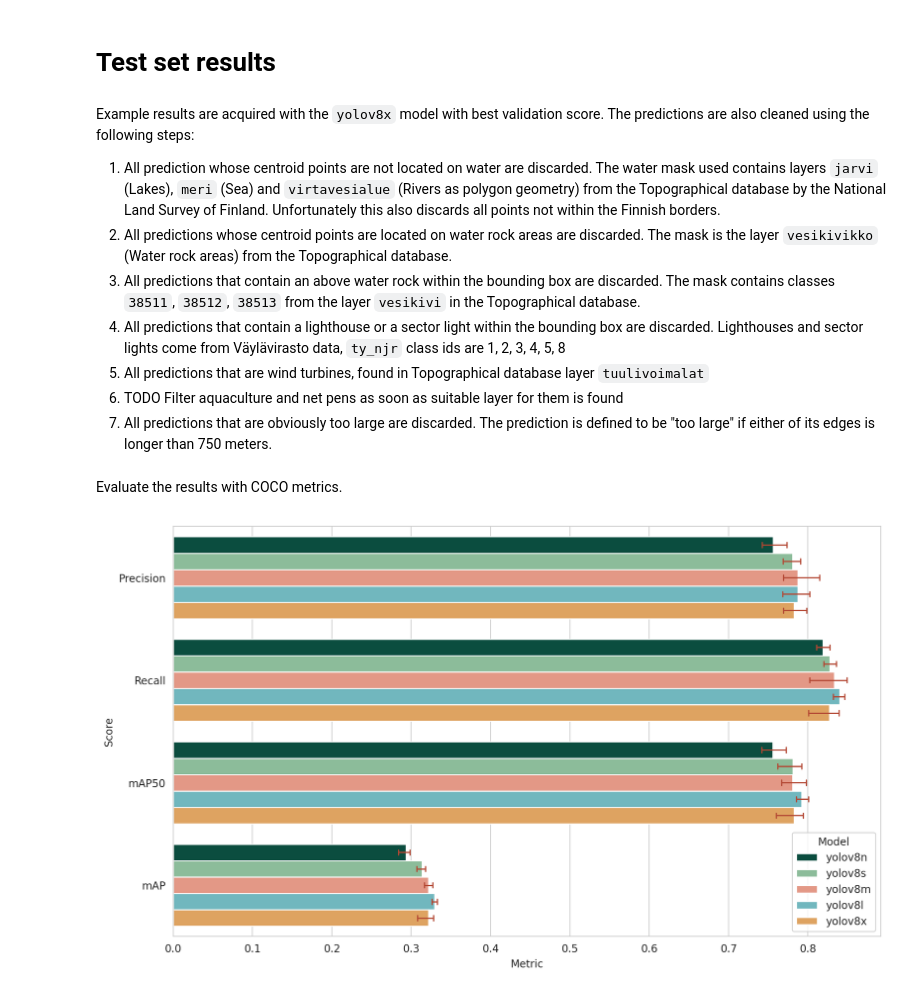
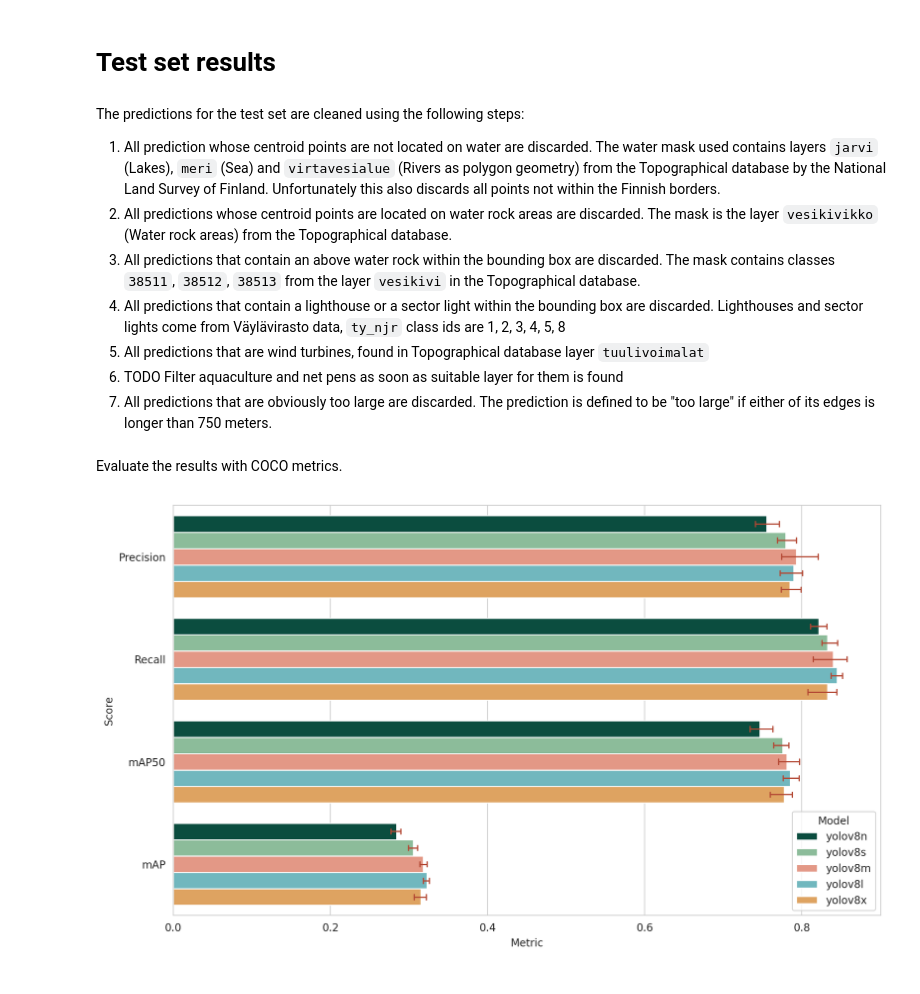
Before and after one commit to mayrajeo/ship-detection, a Jupyter notebook: nbs/detection_results.ipynb, the cells around one changed output. Cells and saved outputs as stored; diff of their text form; code cells hidden in the pictures.

Commit message:
update results and figures

```diff
--- a/nbs/detection_results.ipynb
+++ b/nbs/detection_results.ipynb
@@ -26,8 +26,13 @@ warnings.filterwarnings("ignore")
 from matplotlib.lines import Line2D
 
 from matplotlib.colors import ListedColormap
-colors = ["#005845", "#84C497", "#F28E77", "#64C1CB", "#F3A44C"]
-syke5 = ListedColormap(colors)
+colors5 = ["#005845", "#84C497", "#F28E77", "#64C1CB", "#F3A44C"]
+syke5 = ListedColormap(colors5)
+
+colors9 = ["#005845", "#84C497", "#F28E77", "#64C1CB", "#F3A44C", "#B34733", "#006085", "#575756", "#BB5B0F"]
+
+syke9 = ListedColormap(colors9)
+
 
 custom_lines = [Line2D([0], [0], color=syke5(0.0), lw=4),
                 Line2D([0], [0], color=syke5(.25), lw=4),
@@ -97,7 +171,7 @@ plt.show()
 # %% [markdown]
 # Test set results
 # %% [markdown]
-Example results are acquired with the `yolov8x` model with best validation score. The predictions are also cleaned using the following steps:
+The predictions for the test set are cleaned using the following steps:
 
 1. All prediction whose centroid points are not located on water are discarded. The water mask used contains layers `jarvi` (Lakes), `meri` (Sea) and `virtavesialue` (Rivers as polygon geometry) from the Topographical database by the National Land Survey of Finland. Unfortunately this also discards all points not within the Finnish borders.
 2. All predictions whose centroid points are located on water rock areas are discarded. The mask is the layer `vesikivikko` (Water rock areas) from the Topographical database.
@@ -113,7 +187,8 @@ Evaluate the results with COCO metrics.
 #| label: fig-testres
 #| fig-cap: Test set results by model architecture.
 
-def compute_precision_recall(pred_gdf: gpd.GeoDataFrame, gt_gdf: gpd.GeoDataFrame, iou_threshold: float) -> tuple[float, float]:
+def compute_precision_recall(pred_gdf:gpd.GeoDataFrame, gt_gdf:gpd.GeoDataFrame,
+                             iou_threshold:float, area_limit:gpd.GeoDataFrame=None) -> tuple[float, float]:
     """
     Compute precision and recall for polygon predictions and ground truth dataframes.
 
@@ -129,6 +204,10 @@ def compute_precision_recall(pred_gdf: gpd.GeoDataFrame, gt_gdf: gpd.GeoDataFram
     # Copy the dataframes to avoid modifying the originals
     pred_gdf_copy = pred_gdf.copy()
     gt_gdf_copy = gt_gdf.copy()
+
+    if area_limit: # Clip to only contain some subarea
+        pred_gdf_copy = pred_gdf_copy.clip(area_limit)
+        gt_gdf_copy = gt_gdf_copy.clip(area_limit)
 
     # Count the number of true positives, false positives, and false negatives
     true_positives = 0
@@ -180,33 +259,33 @@ for m in models:
         for t in tiles:
             tsteps = [f for f in os.listdir(f'../data/annotated_ships/{t}') if f.endswith('shp')]
             for tstep in tsteps:
                 targs = gpd.read_file(f'../data/annotated_ships/{t}/{tstep}')
                 preds = gpd.read_file(f"../results/{m}/{f}/{t}/{tstep.replace('shp', 'geojson')}")
                 pre, rec = compute_precision_recall(preds, targs, 0.5)
                 fpre.append(pre)
                 frec.append(rec)
 
         # Get mAP50 and mAP
         with open(f'../runs/{m}/{f}/eval.txt') as r:
             lines = [l.strip() for l in r.readlines()]
-        lines = [l for l in lines if 'Average' in l][10:]
+        lines = [l for l in lines if 'Average' in l]
         mAP50 = float(lines[1].split('=')[-1].strip())
         mAP = float(lines[0].split('=')[-1].strip())
         results.append([m.split('_')[0],f,np.mean(fpre),np.mean(frec), mAP50, mAP])
         mpre.append(np.mean(fpre))
         mrec.append(np.mean(frec))
     precs.append(mpre)
     recs.append(mrec)
 resdf = pd.DataFrame(columns=['Model', 'fold', 'Precision', 'Recall', 'mAP50', 'mAP'], data=results)
 sns.set_style('whitegrid')
 fig, ax = plt.subplots(1,1, figsize=(12,7), dpi=200)
 ax.set_ylim([0,1])
 sns.barplot(y='variable', x='value', hue='Model', data=pd.melt(resdf, id_vars=['Model', 'fold']),
-            palette=colors, errorbar=('ci', 100), capsize=.05, errcolor='#b34733', errwidth=1.2)
+            palette=colors5, errorbar=('ci', 100), capsize=.05, errcolor='#b34733', errwidth=1.2)
 sns.move_legend(ax, 'lower right')
 plt.xlabel('Metric')
 plt.ylabel('Score')
 
 plt.show()
 # %% [output]
-[figure, old version]
+[figure, new version]
```
Also changed, not shown: parts of 11 cells of this notebook, 3 other files.
